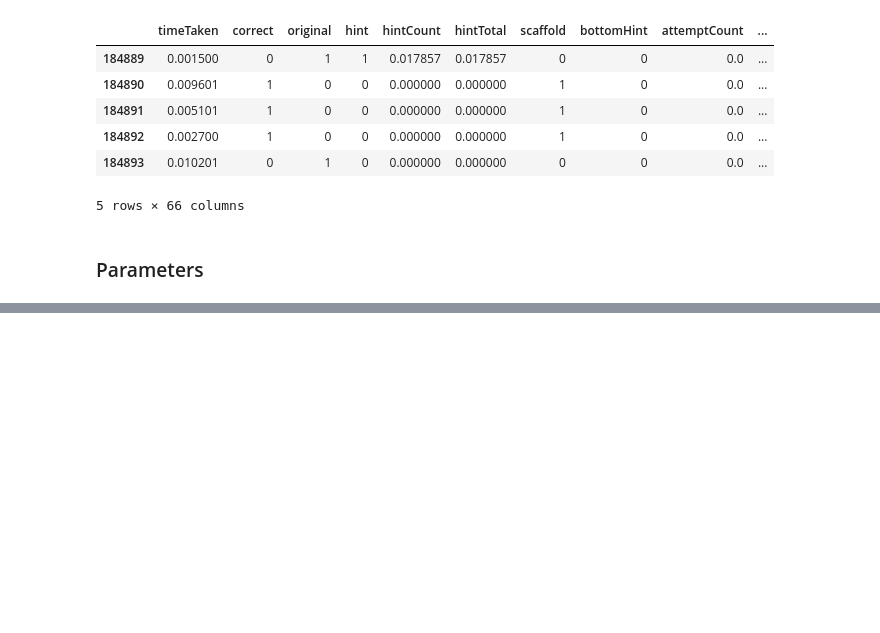
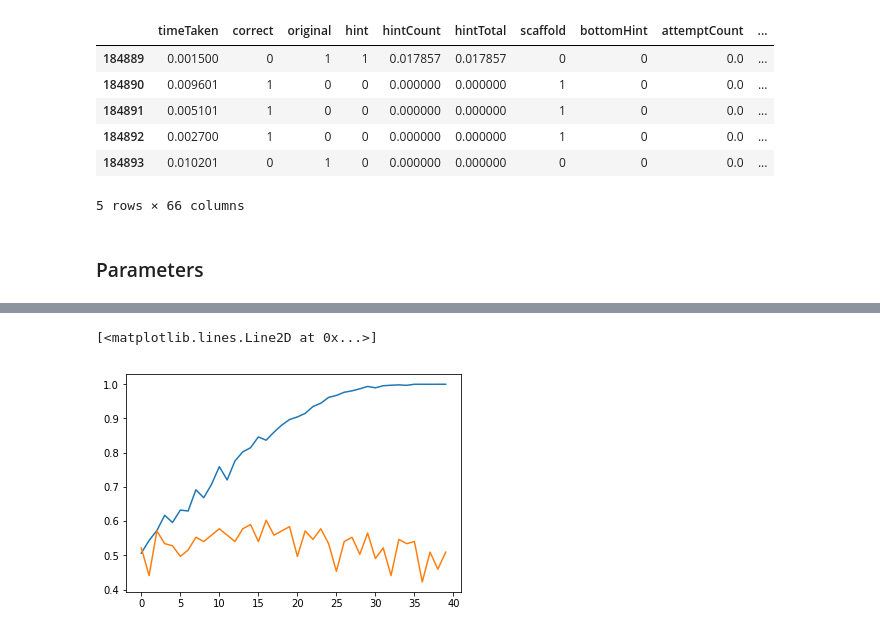
Before and after one commit to darioAnongba/ASSIStments-Competition, a Jupyter notebook: Tests_RNN.ipynb, the cells around one changed output, grey strips where cells are left out. Cells and saved outputs as stored; diff of their text form; code cells hidden in the pictures; blank space fills up the shorter version.

```diff
--- a/Tests_RNN.ipynb
+++ b/Tests_RNN.ipynb
@@ -263,0 +270,6 @@ e_losses, e_accs, e_aucs, e_val_accs, e_val_aucs = model.fit(train_dataset)
+# %%
+plt.plot([0.50664442591048098, 0.54342507645259941, 0.57250486516541566, 0.61704197942730055, 0.59599666388657213, 0.63227689741451221, 0.62966360856269121, 0.69168751737559075, 0.66836252432582699, 0.70745065332221291, 0.75918821239922163, 0.72035029190992494, 0.77572977481234362, 0.80236308034473169, 0.8145676953016403, 0.8460105643591882, 0.83644703919933272, 0.85999443981095358, 0.8806783430636641, 0.89685849318876842, 0.9044759521823742, 0.91479010286349738, 0.93497358910202943, 0.94445371142618861, 0.96160689463441762, 0.96722268557130953, 0.97653600222407566, 0.9807617458993606, 0.98665554628857377, 0.99360578259660826, 0.98960244648318041, 0.99566305254378651, 0.99708090075062561, 0.99816513761467895, 0.99680289129830424, 0.99994439810953573, 0.99994439810953573, 0.99986099527383931, 1.0, 0.99994439810953573])
+plt.plot([0.52173913043478259, 0.44099378881987578, 0.5714285714285714, 0.53416149068322982, 0.52795031055900621, 0.49689440993788814, 0.51552795031055898, 0.55279503105590055, 0.54037267080745344, 0.55900621118012417, 0.57763975155279501, 0.55900621118012417, 0.54037267080745344, 0.57763975155279501, 0.59006211180124224, 0.54037267080745344, 0.60248447204968947, 0.55900621118012417, 0.5714285714285714, 0.58385093167701863, 0.49689440993788825, 0.5714285714285714, 0.54658385093167694, 0.57763975155279501, 0.53416149068322982, 0.45341614906832295, 0.54037267080745344, 0.55279503105590067, 0.50310559006211175, 0.56521739130434789, 0.49068322981366458, 0.52173913043478259, 0.44099378881987578, 0.54658385093167694, 0.53416149068322982, 0.54037267080745344, 0.42236024844720493, 0.50931677018633537, 0.45962732919254656, 0.50931677018633548])
+# %% [output]
+[<matplotlib.lines.Line2D at 0x...>]
+[figure, added]
```
Also changed, not shown: parts of 3 cells of this notebook, 2 other files.
